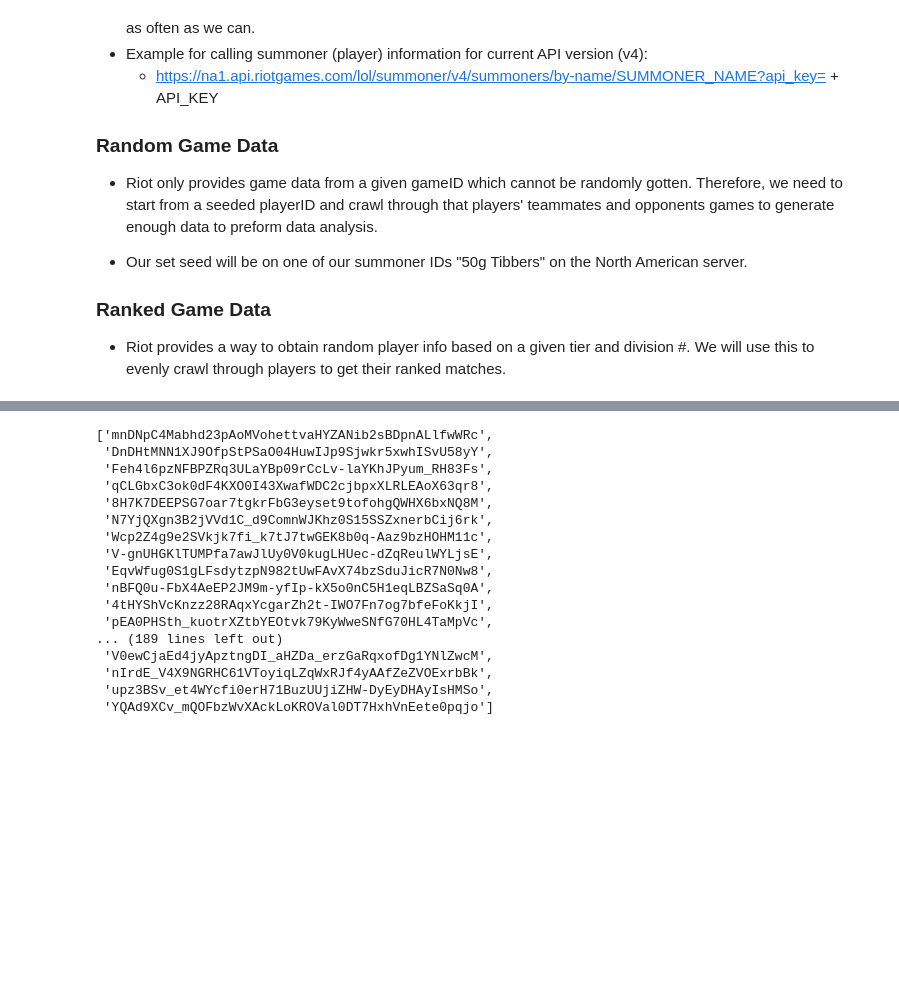
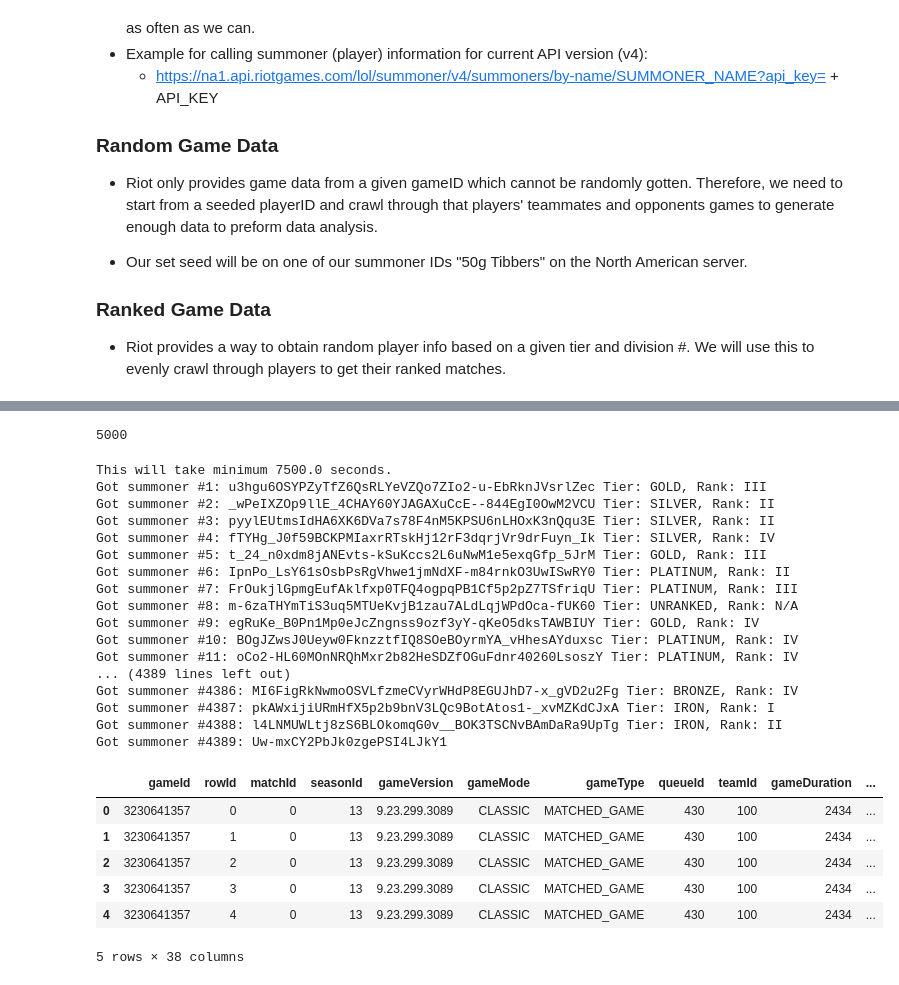
Before and after one commit to gliu36/320-final-project, a Jupyter notebook: finaltutorial.ipynb, the cells around one changed output, grey strips where cells are left out. Drawn from its saved outputs; the diff is of its cells as text; code cells hidden in the pictures; blank space fills up the shorter version.

Commit message:
data sets generated and tidy

```diff
--- a/finaltutorial.ipynb
+++ b/finaltutorial.ipynb
@@ -183,5 +238,5 @@ def get_solo_tier_matches(tier, division, region='na1', page=3):
     ranked_players = [x['summonerId'] for x in query]
     return ranked_players
 # %%
-matches, players = get_random_matches(num_matches=100)
+matches, summonerIds = get_random_matches(num_matches=500)
 # %% [output]
@@ -207,28 +260,4 @@ Found 100 matches in 456.1784031391144 seconds.
-# %%
-team_info = ['rowId', 'gameId', 'seasonId', 'gameVersion', 'gameMode', 'teamId', 'win', 'bans', 'champ1', 'champ2', 'champ3', 'champ4', 'champ5', 'firstBlood', 'firstInhibitor', 'firstBaron', 'firstDragon', 'firstRiftHerald', 'towerKills', 'inhibitorrKills', 'baronKills', 'dragonKills', 'riftHeraldKills']
-def matches_cleanup(matches):
-    team1_df = pd.DataFrame(columns=team_info)
-    team2_df = pd.DataFrame(columns=team_info)
-    for match in matches:
-        pass
-# %%
-players = get_solo_tier_matches("DIAMOND", "I")
-players
-# %% [output]
-['mnDNpC4Mabhd23pAoMVohettvaHYZANib2sBDpnALlfwWRc',
- 'DnDHtMNN1XJ9OfpStPSaO04HuwIJp9Sjwkr5xwhISvU58yY',
- 'Feh4l6pzNFBPZRq3ULaYBp09rCcLv-laYKhJPyum_RH83Fs',
- 'qCLGbxC3ok0dF4KXO0I43XwafWDC2cjbpxXLRLEAoX63qr8',
- '8H7K7DEEPSG7oar7tgkrFbG3eyset9tofohgQWHX6bxNQ8M',
- 'N7YjQXgn3B2jVVd1C_d9ComnWJKhz0S15SSZxnerbCij6rk',
- 'Wcp2Z4g9e2SVkjk7fi_k7tJ7twGEK8b0q-Aaz9bzHOHM11c',
- 'V-gnUHGKlTUMPfa7awJlUy0V0kugLHUec-dZqReulWYLjsE',
- 'EqvWfug0S1gLFsdytzpN982tUwFAvX74bzSduJicR7N0Nw8',
- 'nBFQ0u-FbX4AeEP2JM9m-yfIp-kX5o0nC5H1eqLBZSaSq0A',
- '4tHYShVcKnzz28RAqxYcgarZh2t-IWO7Fn7og7bfeFoKkjI',
- 'pEA0PHSth_kuotrXZtbYEOtvk79KyWweSNfG70HL4TaMpVc',
-... (189 lines left out)
- 'V0ewCjaEd4jyApztngDI_aHZDa_erzGaRqxofDg1YNlZwcM',
- 'nIrdE_V4X9NGRHC61VToyiqLZqWxRJf4yAAfZeZVOExrbBk',
- 'upz3BSv_et4WYcfi0erH71BuzUUjiZHW-DyEyDHAyIsHMSo',
- 'YQAd9XCv_mQOFbzWvXAckLoKROVal0DT7HxhVnEete0pqjo']
+# %%
+len(summonerIds)
+# %% [output]
+5000
@@ -234,0 +350,28 @@ players
+# %%
+df = matches_cleanup(matches)
+df.head()
+# %% [output]
+This will take minimum 7500.0 seconds.
+Got summoner #1: u3hgu6OSYPZyTfZ6QsRLYeVZQo7ZIo2-u-EbRknJVsrlZec Tier: GOLD, Rank: III
+Got summoner #2: _wPeIXZOp9llE_4CHAY60YJAGAXuCcE--844EgI0OwM2VCU Tier: SILVER, Rank: II
+Got summoner #3: pyylEUtmsIdHA6XK6DVa7s78F4nM5KPSU6nLHOxK3nQqu3E Tier: SILVER, Rank: II
+Got summoner #4: fTYHg_J0f59BCKPMIaxrRTskHj12rF3dqrjVr9drFuyn_Ik Tier: SILVER, Rank: IV
+Got summoner #5: t_24_n0xdm8jANEvts-kSuKccs2L6uNwM1e5exqGfp_5JrM Tier: GOLD, Rank: III
+Got summoner #6: IpnPo_LsY61sOsbPsRgVhwe1jmNdXF-m84rnkO3UwISwRY0 Tier: PLATINUM, Rank: II
+Got summoner #7: FrOukjlGpmgEufAklfxp0TFQ4ogpqPB1Cf5p2pZ7TSfriqU Tier: PLATINUM, Rank: III
+Got summoner #8: m-6zaTHYmTiS3uq5MTUeKvjB1zau7ALdLqjWPdOca-fUK60 Tier: UNRANKED, Rank: N/A
+Got summoner #9: egRuKe_B0Pn1Mp0eJcZngnss9ozf3yY-qKeO5dksTAWBIUY Tier: GOLD, Rank: IV
+Got summoner #10: BOgJZwsJ0Ueyw0FknzztfIQ8SOeBOyrmYA_vHhesAYduxsc Tier: PLATINUM, Rank: IV
+Got summoner #11: oCo2-HL60MOnNRQhMxr2b82HeSDZfOGuFdnr40260LsoszY Tier: PLATINUM, Rank: IV
+... (4389 lines left out)
+Got summoner #4386: MI6FigRkNwmoOSVLfzmeCVyrWHdP8EGUJhD7-x_gVD2u2Fg Tier: BRONZE, Rank: IV
+Got summoner #4387: pkAWxijiURmHfX5p2b9bnV3LQc9BotAtos1-_xvMZKdCJxA Tier: IRON, Rank: I
+Got summoner #4388: l4LNMUWLtj8zS6BLOkomqG0v__BOK3TSCNvBAmDaRa9UpTg Tier: IRON, Rank: II
+Got summoner #4389: Uw-mxCY2PbJk0zgePSI4LJkY1
+|  | gameId | rowId | matchId | seasonId | gameVersion | gameMode | gameType | queueId | teamId | gameDuration | ... |
+| 0 | 3230641357 | 0 | 0 | 13 | 9.23.299.3089 | CLASSIC | MATCHED_GAME | 430 | 100 | 2434 | ... |
+| 1 | 3230641357 | 1 | 0 | 13 | 9.23.299.3089 | CLASSIC | MATCHED_GAME | 430 | 100 | 2434 | ... |
+| 2 | 3230641357 | 2 | 0 | 13 | 9.23.299.3089 | CLASSIC | MATCHED_GAME | 430 | 100 | 2434 | ... |
+| 3 | 3230641357 | 3 | 0 | 13 | 9.23.299.3089 | CLASSIC | MATCHED_GAME | 430 | 100 | 2434 | ... |
+| 4 | 3230641357 | 4 | 0 | 13 | 9.23.299.3089 | CLASSIC | MATCHED_GAME | 430 | 100 | 2434 | ... |
+5 rows × 38 columns
```
Also changed, not shown: parts of 9 cells of this notebook, 3 other files.
